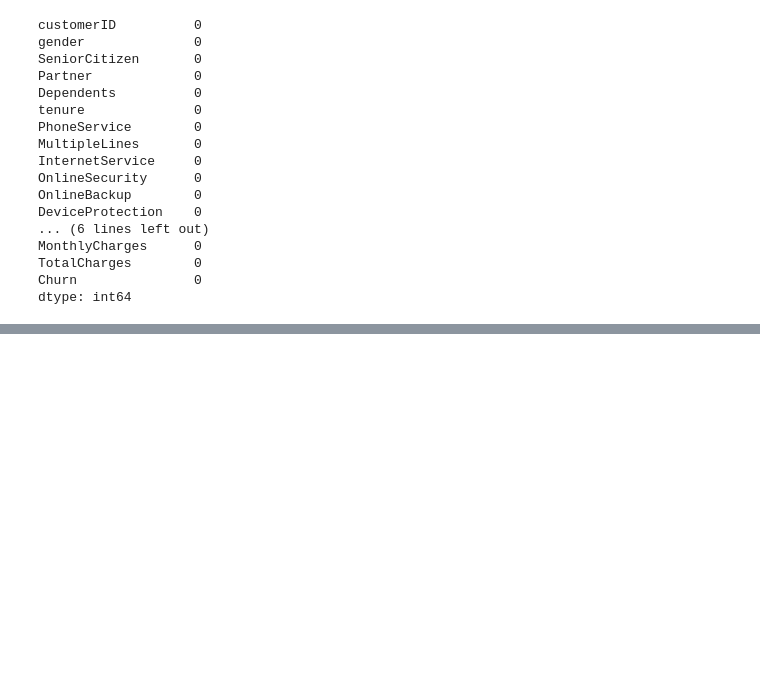
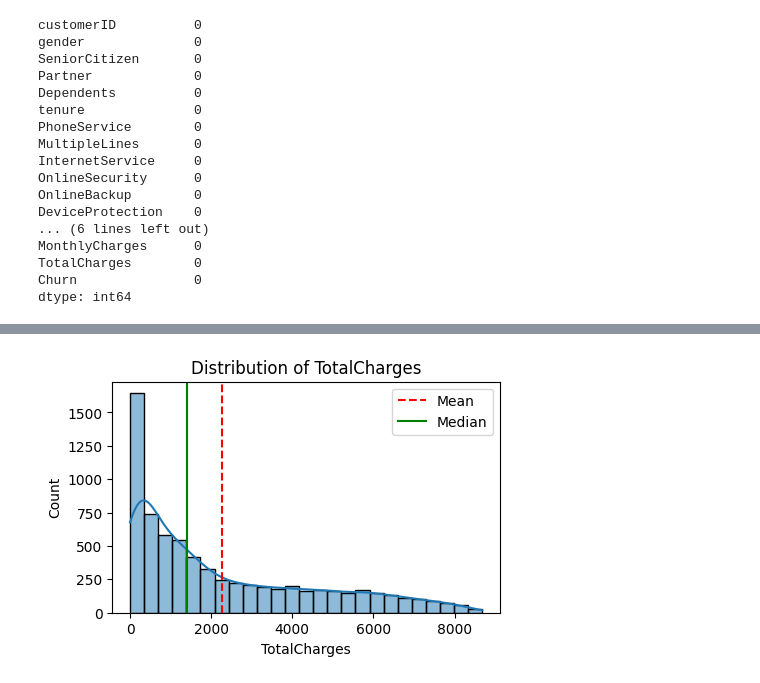
Before and after one commit to rudranarayan-01/Customer-Churn-Prediction, a Jupyter notebook: Untitled.ipynb, the cells around one changed output, grey strips where cells are left out. Saved outputs shown, nothing was run; the diff lists cells and outputs as text; code cells hidden in the pictures; blank space fills up the shorter version.

```diff
--- a/Untitled.ipynb
+++ b/Untitled.ipynb
@@ -180,0 +298,4 @@ ValueError: could not convert string to float: ' '
+# %%
+plot_histogram(df, "TotalCharges")
+# %% [output]
+[figure, added]
```
Also changed, not shown: parts of 19 cells of this notebook.
